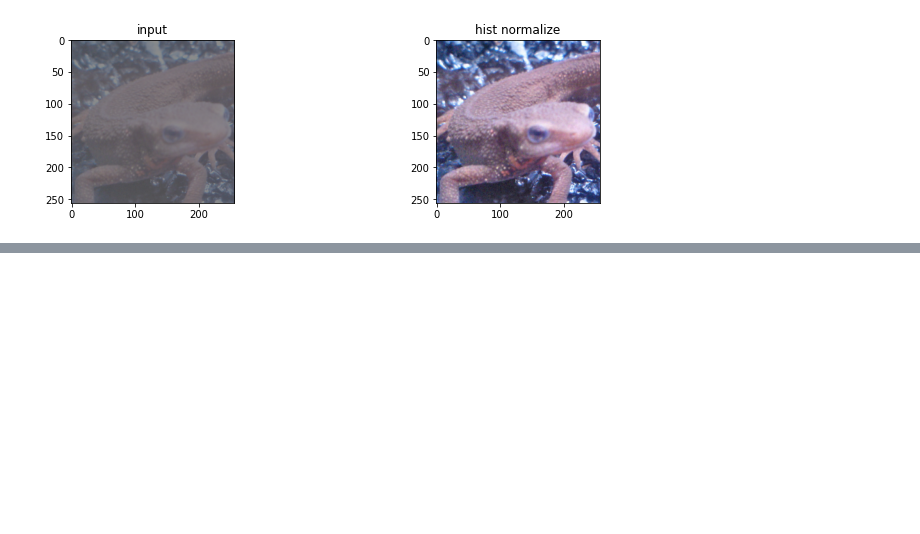
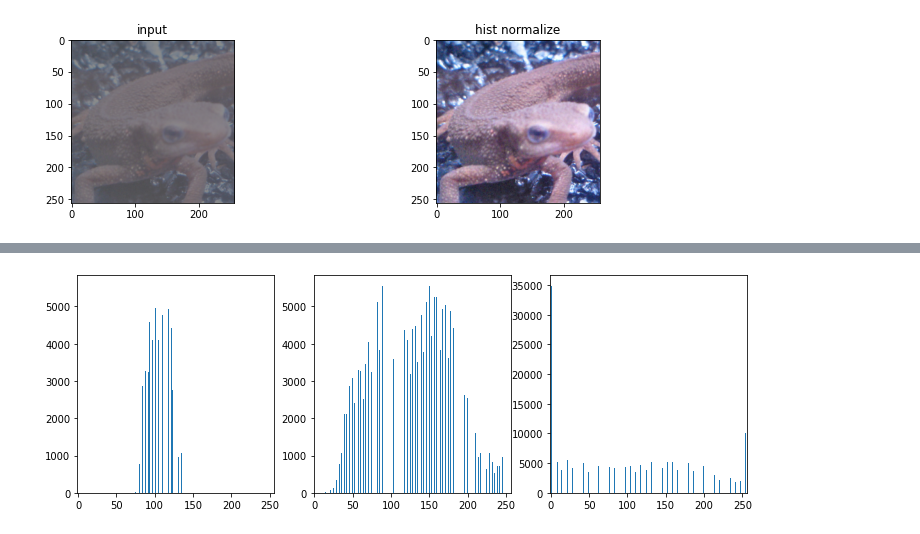
Before and after one commit to azugxi7374/garakuta222, a Jupyter notebook: 004_gazo/008.ipynb, the cells around one changed output, grey strips where cells are left out. Drawn from its saved outputs; the diff is of its cells as text; code cells hidden in the pictures; blank space fills up the shorter version.

```diff
--- a/004_gazo/008.ipynb
+++ b/004_gazo/008.ipynb
@@ -186,0 +182,8 @@ array([[[3, 3, 3],
+# %%
+plt.figure(figsize=(12, 4))
+plt.subplot(1, 3, 1); plt.hist(img_dark.ravel(), bins=255); plt.xlim([-1, 256])
+plt.subplot(1, 3, 2); plt.hist(img_dark_hist_scaleshift.ravel(), bins=255); plt.xlim([-1, 256])
+plt.subplot(1, 3, 3); plt.hist(img_dark_hist_scaleshift2.ravel(), bins=255); plt.xlim([-1, 256])
+plt.show()
+# %% [output]
+[figure, added]
```
Also changed, not shown: parts of 3 cells of this notebook.
